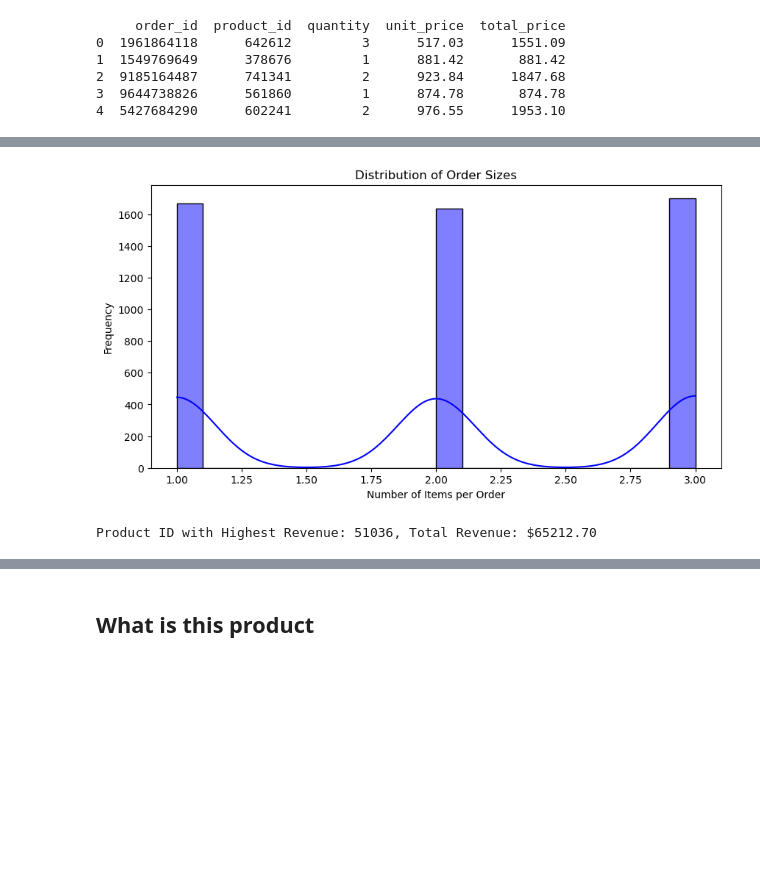
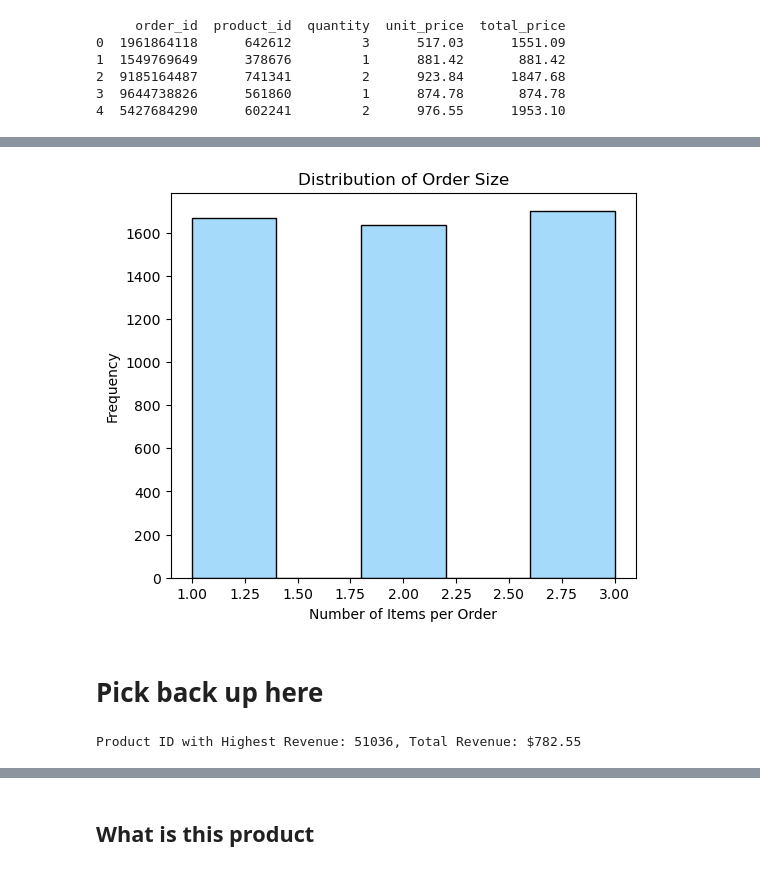
Before and after one commit to toviyahw/blinkit-sales-analysis, a Jupyter notebook: Python EDA Documentation.ipynb, the cells around one changed output, grey strips where cells are left out. Saved outputs shown, nothing was run; the diff lists cells and outputs as text; code cells hidden in the pictures; blank space fills up the shorter version.

```diff
--- a/Python EDA Documentation.ipynb
+++ b/Python EDA Documentation.ipynb
@@ -86,3 +75,8 @@ shelf_life_days      0
 min_stock_level      0
 max_stock_level      0
 dtype: int64
+# %%
+# creating new column that converts prices from the Indian Rupee to the US Dollar
+exchange_rate = 0.012
+product_df['price_usd'] = product_df['price'] * exchange_rate
+product_df.head()
@@ -623,3 +645,9 @@ print(units_df.head())  # Display the first few rows to confirm the new column
 2  9185164487      741341         2      923.84      1847.68
 3  9644738826      561860         1      874.78       874.78
 4  5427684290      602241         2      976.55      1953.10
+# %%
+# creating new columns to hold unit price and total price in USD
+units_df['unit_price_usd']= units_df['unit_price'] * exchange_rate
+units_df['total_price_usd'] = units_df['unit_price_usd'] * units_df['quantity']
+
+units_df.head()
@@ -653,21 +717,21 @@ Average Order Value: $994.48
 # %%
-# distribution of order values
-
+# creating visual for distribution of order values
 order_sizes = units_df.groupby('order_id')['quantity'].sum()
 
-plt.figure(figsize=(10,5))
-sns.histplot(order_sizes, bins=20, kde=True, color="blue")
+plt.figure(figsize=(6,5))
+sns.histplot(order_sizes, bins=5, color="lightskyblue")
 plt.xlabel("Number of Items per Order")
 plt.ylabel("Frequency")
-plt.title("Distribution of Order Sizes")
+plt.title("Distribution of Order Size")
 plt.show()
 # %% [output]
-[figure, old version]
+[figure, new version]
+# %% [markdown]
+# Pick back up here
 # %%
 # product generating the most revenue
-
-product_revenue = units_df.groupby('product_id')['total_price'].sum().sort_values(ascending=False)
+product_revenue = units_df.groupby('product_id')['total_price_usd'].sum().sort_values(ascending=False)
 top_product_id = product_revenue.idxmax()
 print(f"Product ID with Highest Revenue: {top_product_id}, Total Revenue: ${product_revenue.iloc[0]:.2f}")
 # %% [output]
-Product ID with Highest Revenue: 51036, Total Revenue: $65212.70
+Product ID with Highest Revenue: 51036, Total Revenue: $782.55
```
Also changed, not shown: parts of 90 cells of this notebook, 1 other file.
